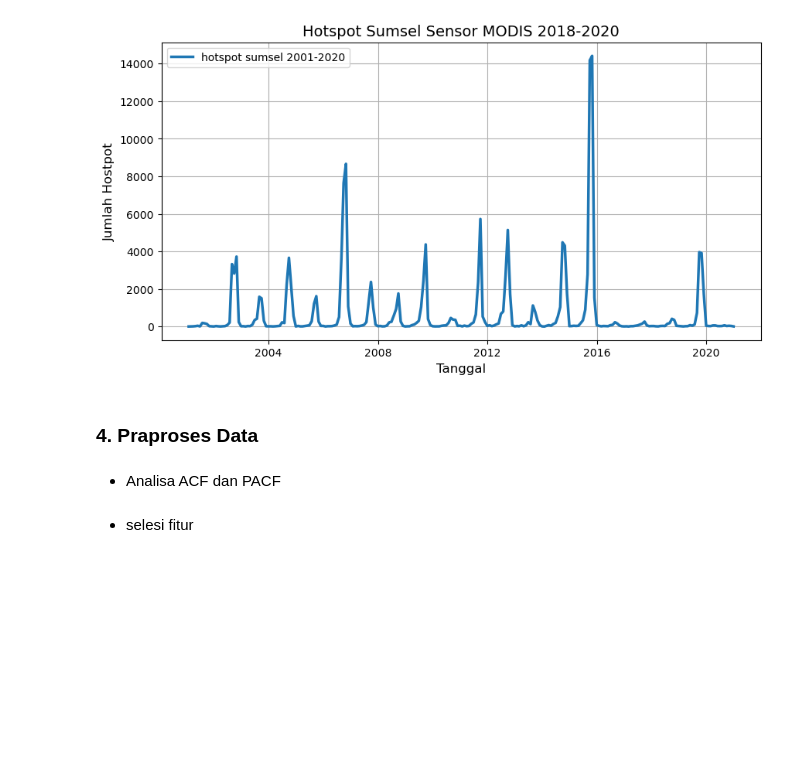
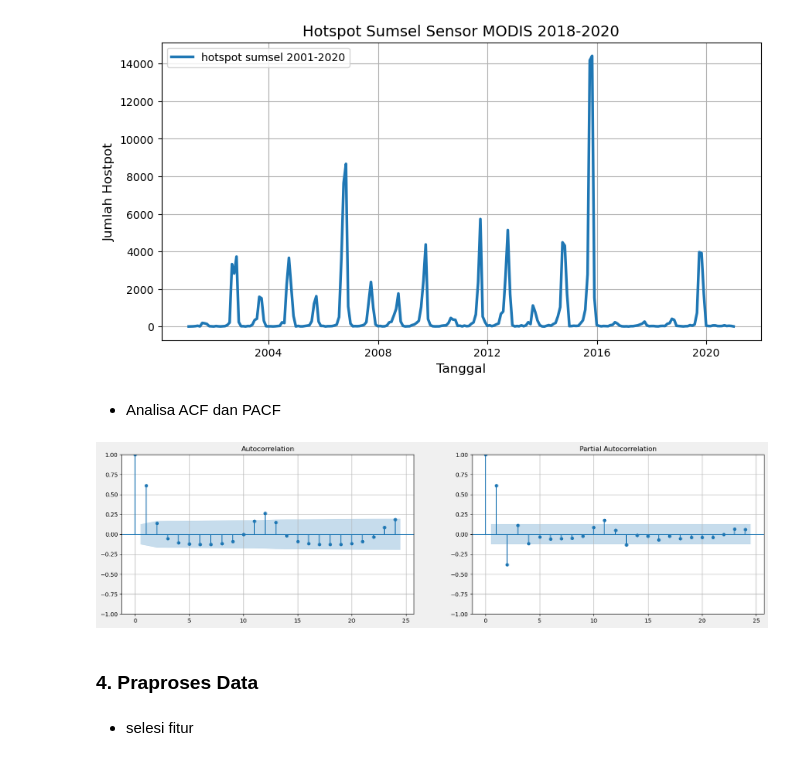
Before and after one commit to kusin/tensorflow-hotspot-v1, a Jupyter notebook: lstm-percobaan1.ipynb, the cells around one changed output. Drawn from its saved outputs; the diff is of its cells as text; code cells hidden in the pictures; blank space fills up the shorter version.

```diff
--- a/lstm-percobaan1.ipynb
+++ b/lstm-percobaan1.ipynb
@@ -113,10 +113,27 @@ ax.grid(True)
 plt.show()
 # %% [output]
 [figure]
-# %% [markdown]
-### 4. Praproses Data
 # %% [markdown]
 - Analisa ACF dan PACF
+# %%
+# code autocorrelation
+# membuat frame
+fig, ax= plt.subplots(nrows=1, ncols=2, facecolor="#F0F0F0", figsize = (20,5))
+
+# plot acf
+plot_acf(dataset["hotspot"], lags=24, ax=ax[0])
+ax[0].grid(True)
+
+# plot pacf
+plot_pacf(dataset["hotspot"],lags=24, ax=ax[1], method="yw")
+ax[1].grid(True)
+
+# menampilkan plot acf dan pacf
+plt.show()
+# %% [output]
+[figure, added]
+# %% [markdown]
+### 4. Praproses Data
 # %% [markdown]
 - selesi fitur
 # %%
```
